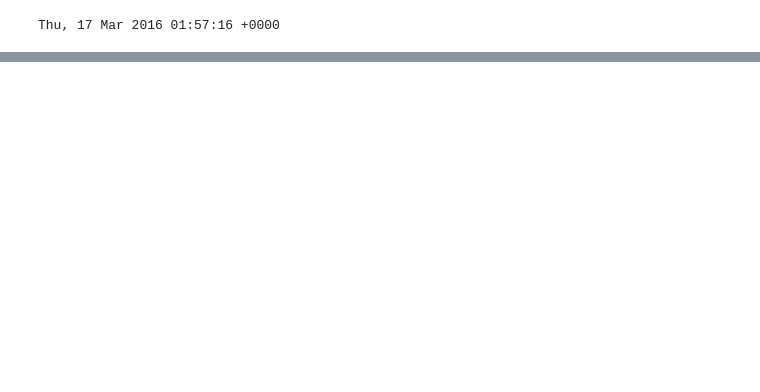
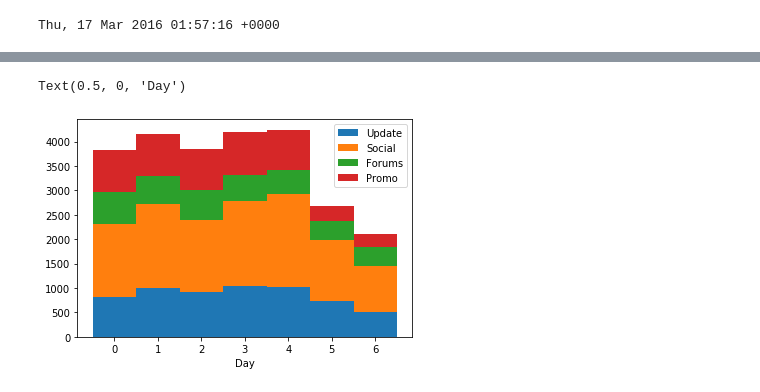
Before and after one commit to karjas/mailsort_project, a Jupyter notebook: scripts/Date extraction.ipynb, the cells around one changed output, grey strips where cells are left out. Cells and saved outputs as stored; diff of their text form; code cells hidden in the pictures; blank space fills up the shorter version.

```diff
--- a/scripts/Date extraction.ipynb
+++ b/scripts/Date extraction.ipynb
@@ -36,0 +96,14 @@ plt.savefig("time.png")
+# %%
+upd =list(compress(days2, lab == 0))
+sod =list(compress(days2, lab == 1))
+fod =list(compress(days2, lab == 2))
+prd =list(compress(days2, lab == 3))
+
+dbins = np.linspace(-0.5,6.5,8)
+
+plt.hist([prd,upd,sod,fod],bins = dbins, stacked=True)
+plt.legend(["Update", "Social", "Forums", "Promo"])
+plt.xlabel("Day")
+# %% [output]
+Text(0.5, 0, 'Day')
+[figure, added]
```
Also changed, not shown: parts of 9 cells of this notebook, 5 other files.
